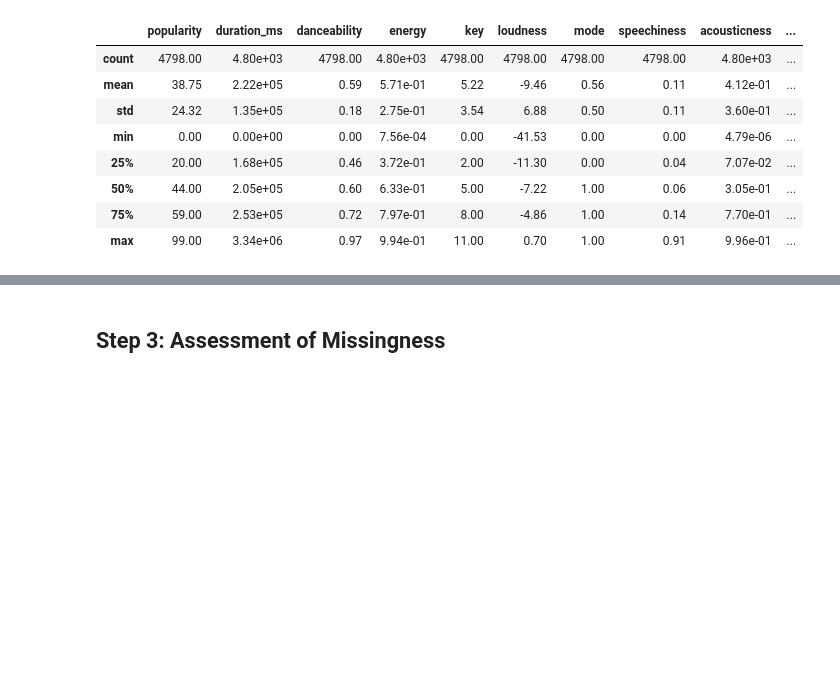
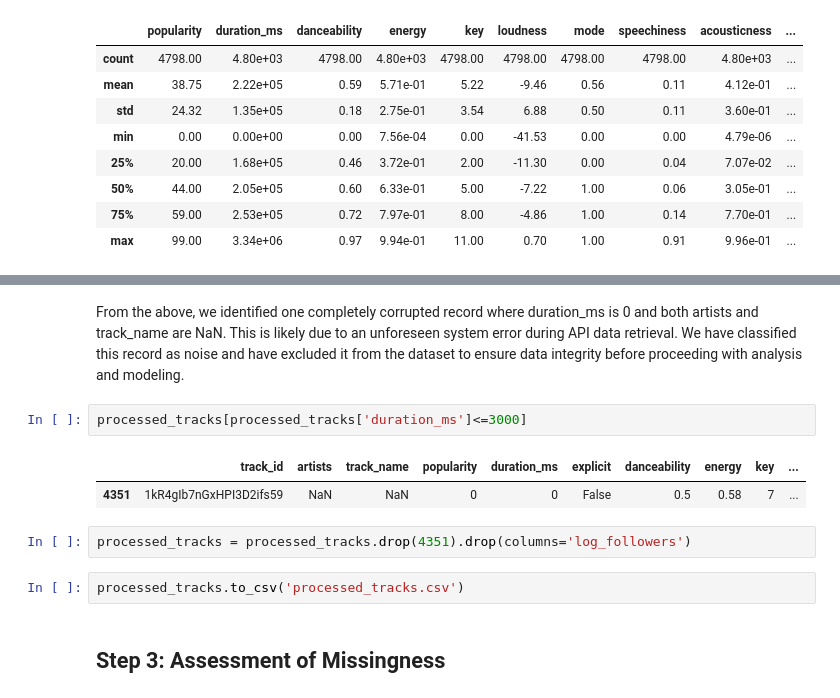
Before and after one commit to t3-sketch/DSC_80, a Jupyter notebook: template.ipynb, the cells around one changed output, grey strips where cells are left out. Cells and saved outputs as stored; diff of their text form; blank space fills up the shorter version.

```diff
--- a/template.ipynb
+++ b/template.ipynb
@@ -466,2 +507,13 @@ processed_tracks.describe()
+# %% [markdown]
+From the above, we identified one completely corrupted record where duration_ms is 0 and both artists and track_name are NaN. This is likely due to an unforeseen system error during API data retrieval. We have classified this record as noise and have excluded it from the dataset to ensure data integrity before proceeding with analysis and modeling.
+# %%
+processed_tracks[processed_tracks['duration_ms']<=3000]
+# %% [output]
+|  | track_id | artists | track_name | popularity | duration_ms | explicit | danceability | energy | key | ... |
+| 4351 | 1kR4gIb7nGxHPI3D2ifs59 | NaN | NaN | 0 | 0 | False | 0.5 | 0.58 | 7 | ... |
+# %%
+processed_tracks = processed_tracks.drop(4351).drop(columns='log_followers')
+# %%
+processed_tracks.to_csv('processed_tracks.csv')
 # %% [markdown]
 ## Step 3: Assessment of Missingness
```
Also changed, not shown: parts of 14 cells of this notebook, 1 other file.
